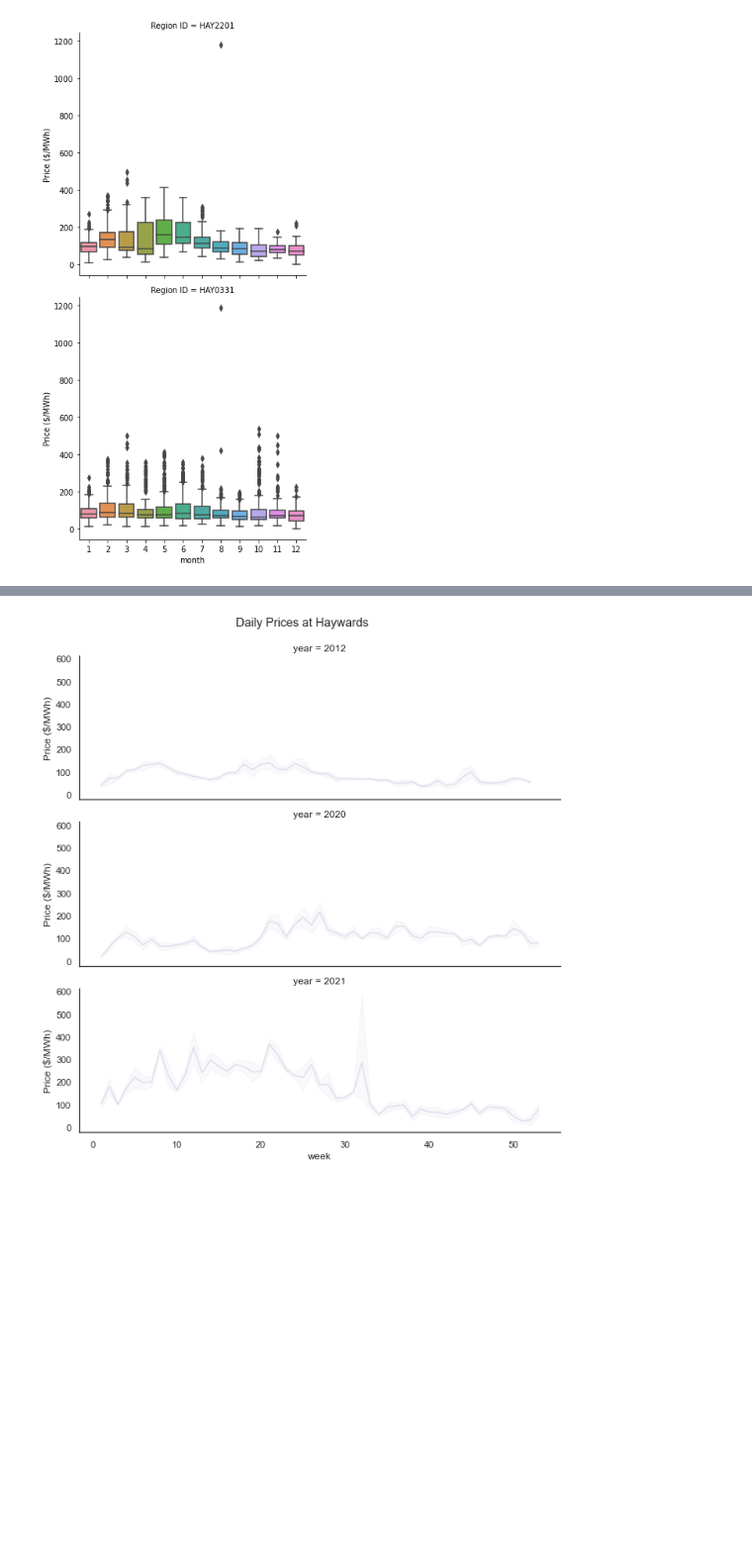
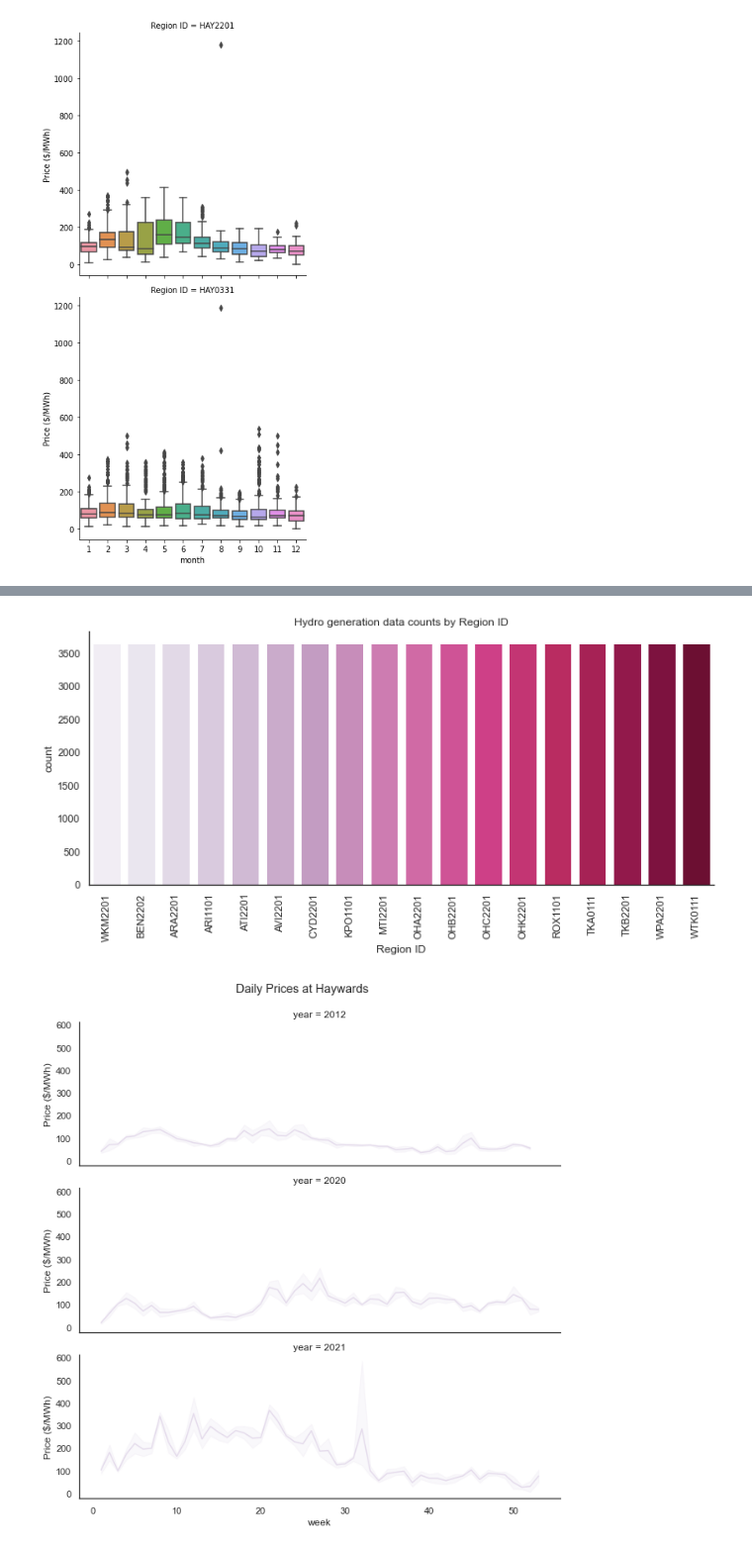
Before and after one commit to steve-dev90/seaborn_examples, a Jupyter notebook: seaborn.ipynb, the cells around one changed output, grey strips where cells are left out. Shown at 99% size. Saved outputs shown, nothing was run; the diff lists cells and outputs as text; code cells hidden in the pictures; blank space fills up the shorter version.

```diff
--- a/seaborn.ipynb
+++ b/seaborn.ipynb
@@ -61,3 +62,14 @@ def data_clean(wholesale_df):
 prices = data_clean(prices)
 # %%
 generation = data_clean(generation)
+# %%
+# Filter generation data for the Waitaki, Clutha and Waikato hydro schemes
+hydro_gen_regions = ['ARI1101', 'ARA2201', 'ATI2201', 'AVI2201', 'BEN2202', \
+'CYD2201', 'KPO1101', 'MTI2201', 'OHK2201', 'OHA2201', 'OHB2201', 'OHC2201', \
+'ROX1101', 'TKA0111', 'TKB2201', 'WPA2201', 'WTK0111', 'WKM2201']
+hydro_gen = generation[generation['Region ID'].isin(hydro_gen_regions)]
+
+# Get the total hydro generation ftom the above hydro schemes
+hydro_gen_sum = hydro_gen.groupby(['Period start', 'Period end', \
+  'day', 'week', 'month', 'year']).sum().reset_index()
+hydro_gen_sum.head(1)
@@ -94,3 +113,8 @@ plt.show()
+# %%
+# It doesn't look as if there is any missing hydro generaton data
+chart_data(hydro_gen, 'Hydro generation data counts by Region ID')
+# %% [output]
+[figure, added]
 # %%
 #Lets look at how daily prices at Haywards 2201 varies by year
 sns.set_palette('PuRd')
```
Also changed, not shown: parts of 7 cells of this notebook.
